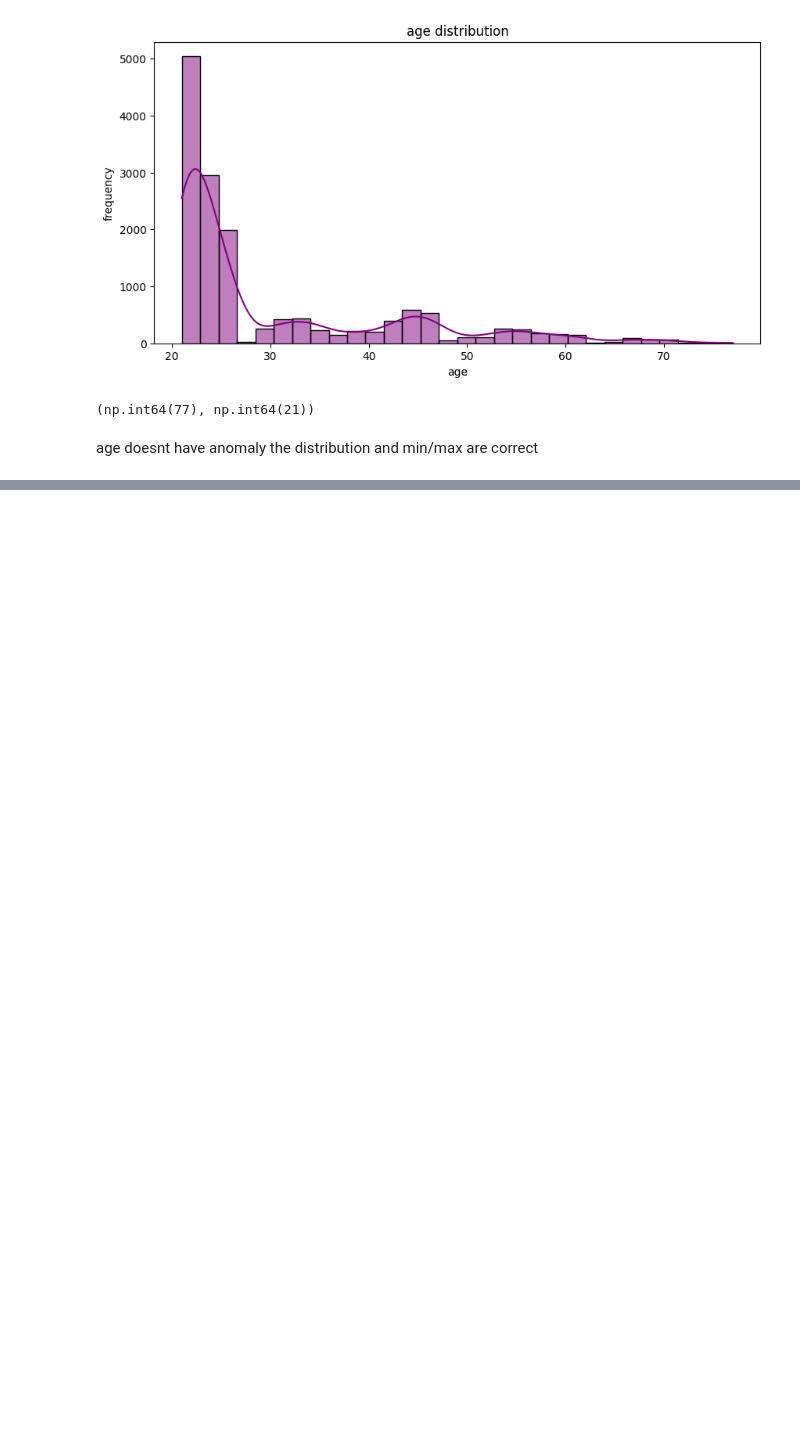
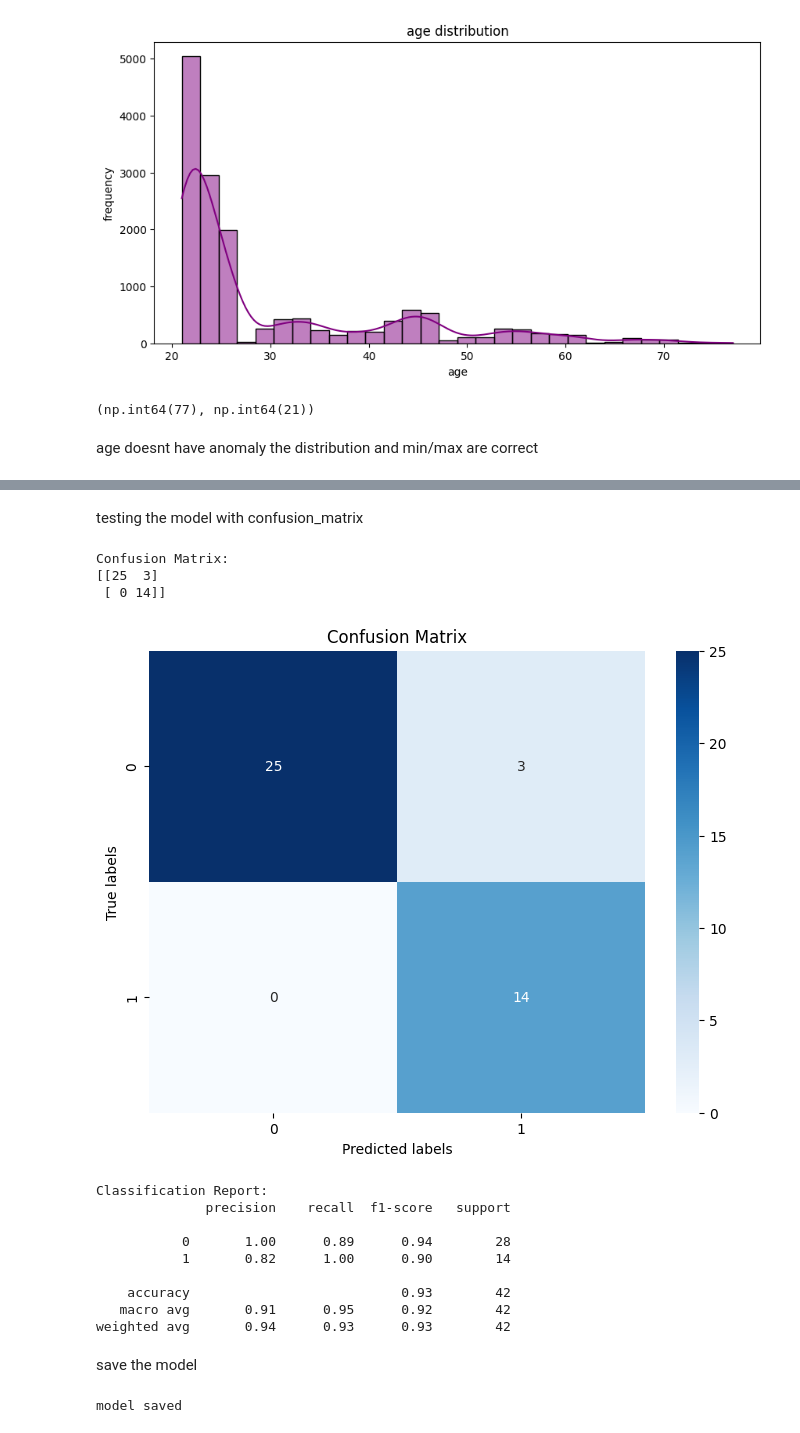
Before and after one commit to Lucky12348/diabetes_prediction, a Jupyter notebook: noteBook/analyze_diabetes.ipynb, the cells around one changed output, grey strips where cells are left out. Cells and saved outputs as stored; diff of their text form; code cells hidden in the pictures; blank space fills up the shorter version.

```diff
--- a/noteBook/analyze_diabetes.ipynb
+++ b/noteBook/analyze_diabetes.ipynb
@@ -200,0 +484,49 @@ age doesnt have anomaly the distribution and min/max are correct
+# %% [markdown]
+testing the model with confusion_matrix
+# %%
+# prediction
+y_pred_optimized = best_xgb.predict(X_test)
+
+# confusion matrix
+cm_optimized = confusion_matrix(y_test, y_pred_optimized)
+print("Confusion Matrix:")
+print(cm_optimized)
+
+# graph
+plt.figure(figsize=(8, 6))
+sns.heatmap(cm_optimized, annot=True, fmt="d", cmap="Blues")
+plt.title("Confusion Matrix")
+plt.xlabel("Predicted labels")
+plt.ylabel("True labels")
+plt.show()
+
+# classification report
+classification_report_optimized = classification_report(y_test, y_pred_optimized)
+print("\nClassification Report:")
+print(classification_report_optimized)
+# %% [output]
+Confusion Matrix:
+[[25  3]
+ [ 0 14]]
+[figure, added]
+Classification Report:
+              precision    recall  f1-score   support
+
+           0       1.00      0.89      0.94        28
+           1       0.82      1.00      0.90        14
+
+    accuracy                           0.93        42
+   macro avg       0.91      0.95      0.92        42
+weighted avg       0.94      0.93      0.93        42
+# %% [markdown]
+save the model
+# %%
+# check if folder models exists
+if not os.path.exists('../models'):
+    os.makedirs('../models')
+
+joblib.dump(best_xgb, '../models/TAIPEI_diabetes.pkl')
+
+print("model saved")
+# %% [output]
+model saved
```
Also changed, not shown: parts of 22 cells of this notebook, 7 other files.
